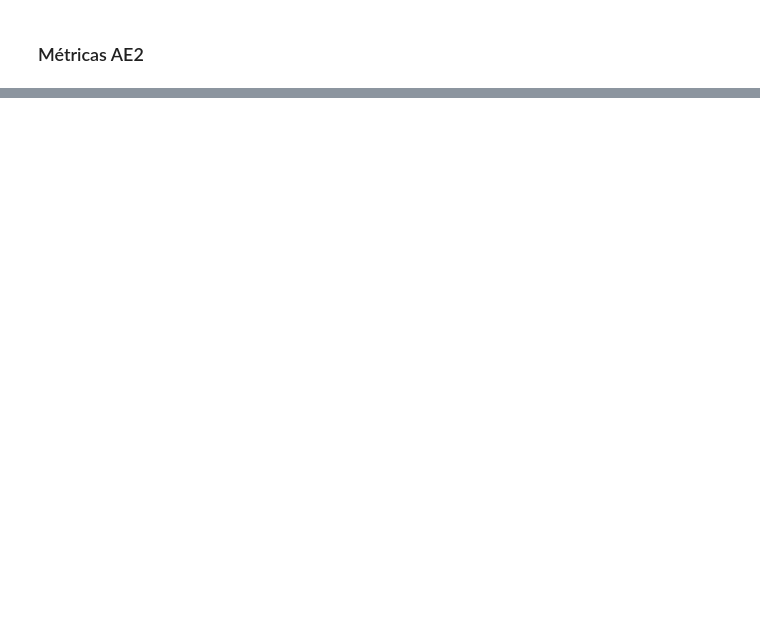
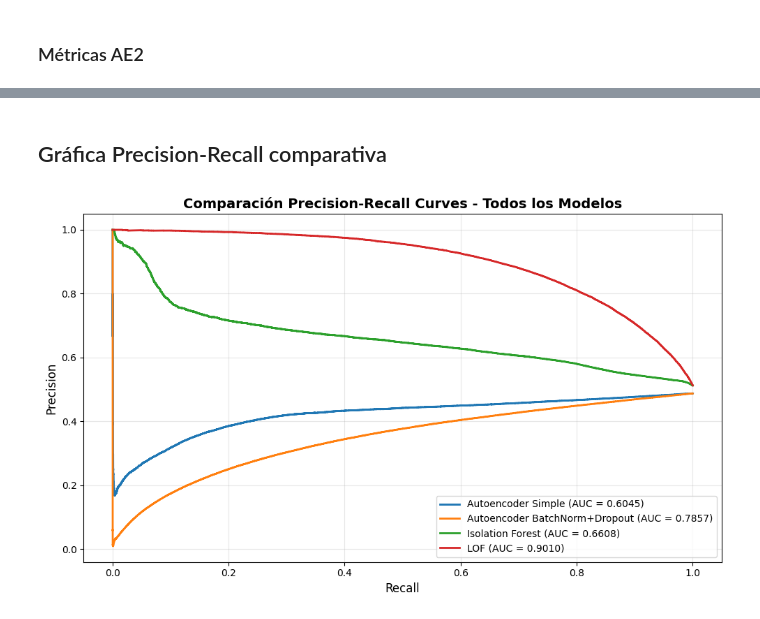
Before and after one commit to Maria-Villafuerte/Labs_Data_Science, a Jupyter notebook: Lab_8/covtype.ipynb, the cells around one changed output, grey strips where cells are left out. Drawn from its saved outputs; the diff is of its cells as text; code cells hidden in the pictures; blank space fills up the shorter version.

```diff
--- a/Lab_8/covtype.ipynb
+++ b/Lab_8/covtype.ipynb
@@ -376,0 +642,24 @@ Precision@100: 0.1300
+# %% [markdown]
+## Gráfica Precision-Recall comparativa
+# %%
+# Gráfica Precision-Recall comparativa
+plt.figure(figsize=(10, 6))
+plt.plot(recall, precision, label=f"Autoencoder Simple (AUC = {pr_auc_ae1:.4f})", linewidth=2)
+
+# Para AE2
+precision_ae2, recall_ae2, _ = precision_recall_curve(y_test, reconstruction_errors2)
+plt.plot(recall_ae2, precision_ae2, label=f"Autoencoder BatchNorm+Dropout (AUC = {pr_auc_ae2:.4f})", linewidth=2)
+
+# IF y LOF
+plt.plot(recall_if, precision_if, label=f"Isolation Forest (AUC = {pr_auc_if:.4f})", linewidth=2)
+plt.plot(recall_lof, precision_lof, label=f"LOF (AUC = {pr_auc_lof:.4f})", linewidth=2)
+
+plt.xlabel("Recall", fontsize=12)
+plt.ylabel("Precision", fontsize=12)
+plt.title("Comparación Precision-Recall Curves - Todos los Modelos", fontsize=14, fontweight='bold')
+plt.legend(loc='best')
+plt.grid(alpha=0.3)
+plt.tight_layout()
+plt.show()
+# %% [output]
+[figure, added]
```
Also changed, not shown: parts of 33 cells of this notebook.
